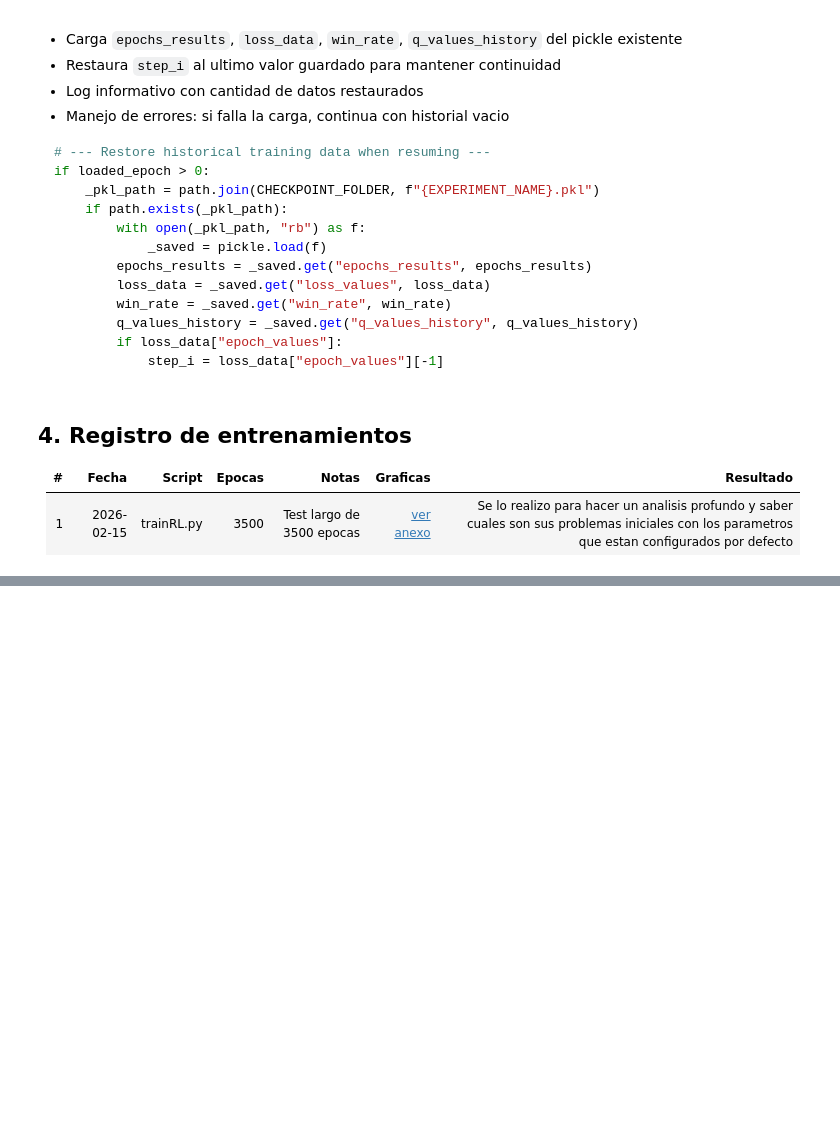
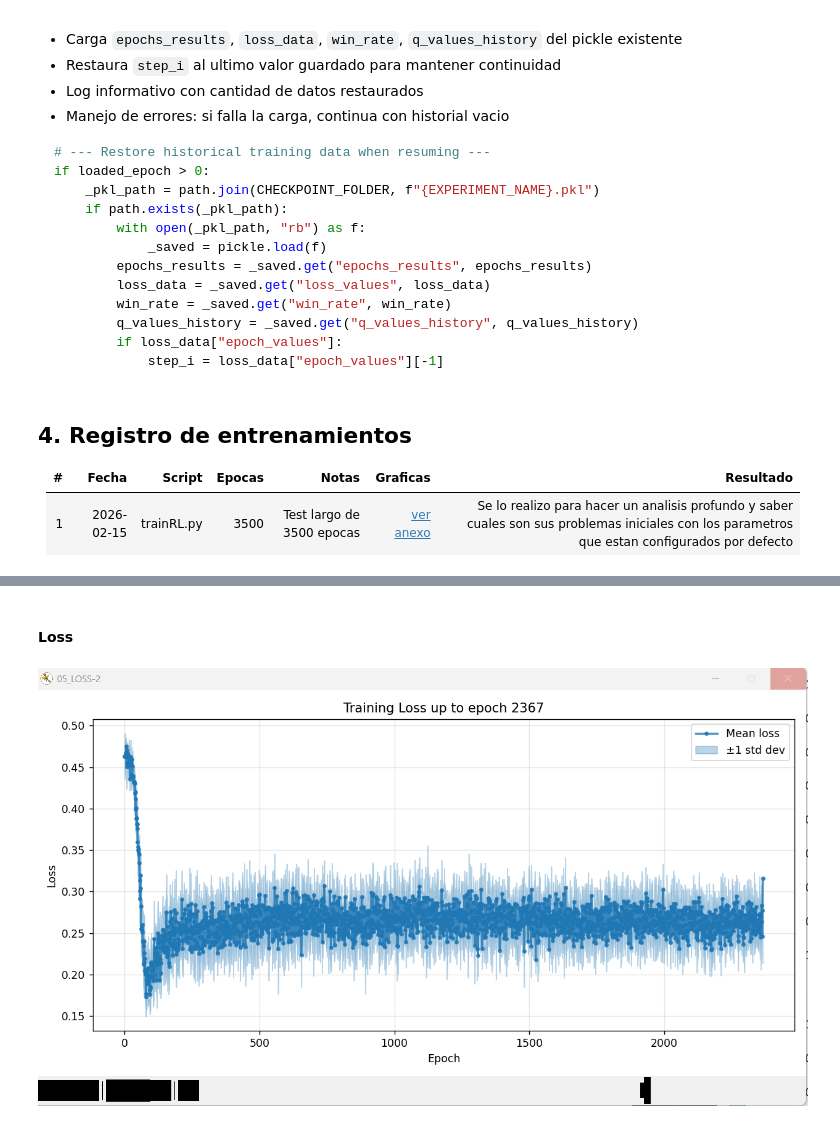
Before and after one commit to Francis1918/Quartopy-trainer, a Jupyter notebook: bitacora_2_entrenamiento_2026-02-15.ipynb, the cells around one changed output, grey strips where cells are left out. Saved outputs shown, nothing was run; the diff lists cells and outputs as text; code cells hidden in the pictures; blank space fills up the shorter version.

```diff
--- a/bitacora_2_entrenamiento_2026-02-15.ipynb
+++ b/bitacora_2_entrenamiento_2026-02-15.ipynb
@@ -175,0 +172,6 @@ if loaded_epoch > 0:
+# %%
+display(Markdown("#### Loss"))
+display(Image(filename=path.join(IMG_FOLDER, "05_Loss-2Parametros por defecto15-02.png")))
+# %% [output]
+#### Loss
+[figure, added]
```
Also changed, not shown: parts of 6 cells of this notebook, 3 other files.
